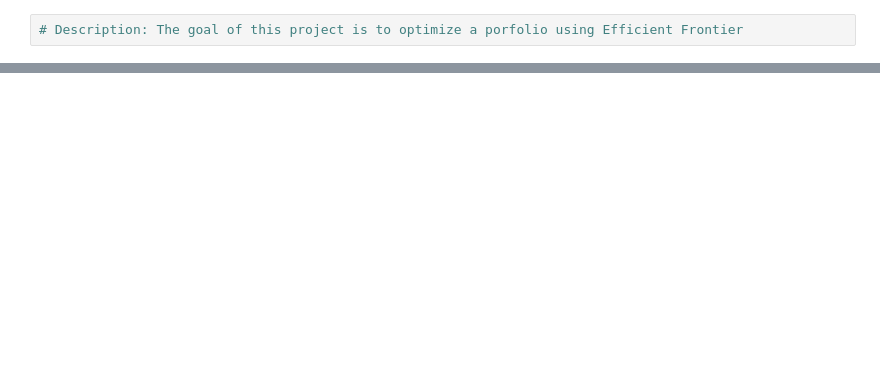
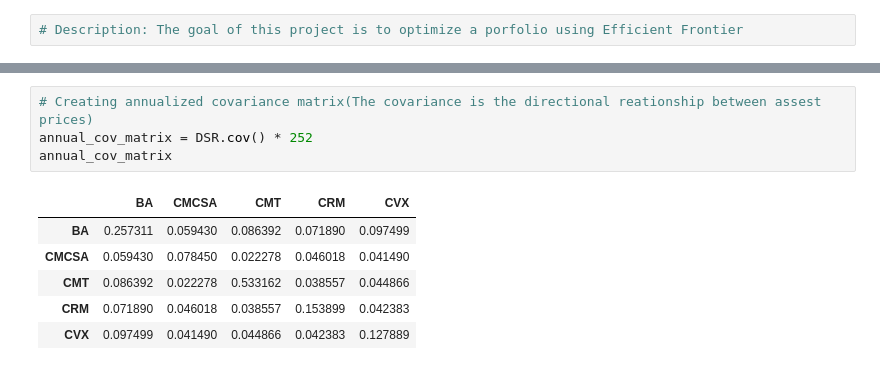
Before and after one commit to victorezealuma/Stock_Portfolio_Optimization, a Jupyter notebook: Portfolio_Opt_.ipynb, the cells around one changed output, grey strips where cells are left out. Cells and saved outputs as stored; diff of their text form; blank space fills up the shorter version.

```diff
--- a/Portfolio_Opt_.ipynb
+++ b/Portfolio_Opt_.ipynb
@@ -88,0 +107,11 @@ df [['Adj Close', 'Volume']]
+# %%
+# Creating annualized covariance matrix(The covariance is the directional reationship between assest prices)
+annual_cov_matrix = DSR.cov() * 252
+annual_cov_matrix
+# %% [output]
+|  | BA | CMCSA | CMT | CRM | CVX |
+| BA | 0.257311 | 0.059430 | 0.086392 | 0.071890 | 0.097499 |
+| CMCSA | 0.059430 | 0.078450 | 0.022278 | 0.046018 | 0.041490 |
+| CMT | 0.086392 | 0.022278 | 0.533162 | 0.038557 | 0.044866 |
+| CRM | 0.071890 | 0.046018 | 0.038557 | 0.153899 | 0.042383 |
+| CVX | 0.097499 | 0.041490 | 0.044866 | 0.042383 | 0.127889 |
```
Also changed, not shown: parts of 10 cells of this notebook.
